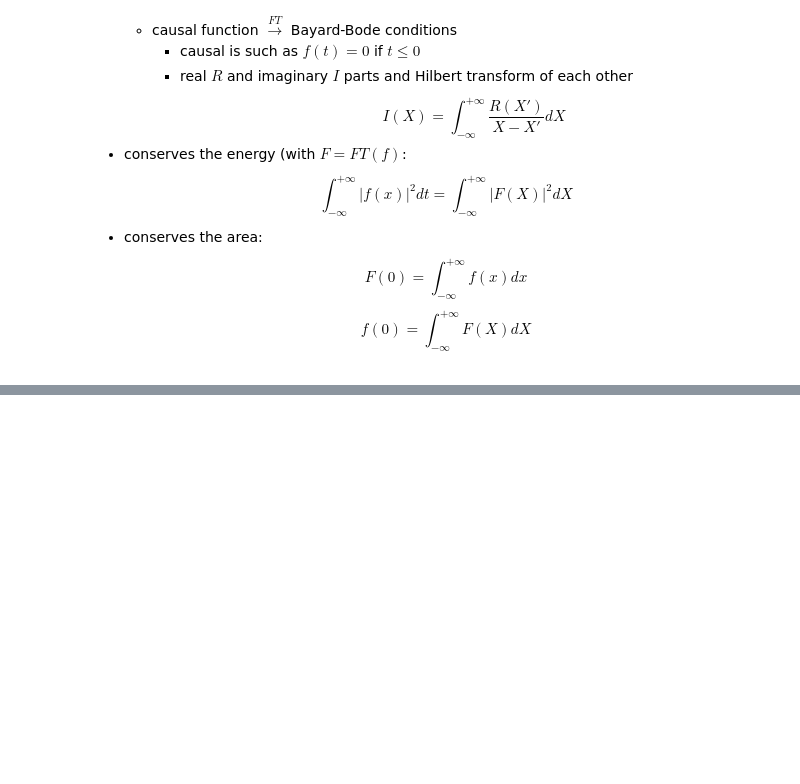
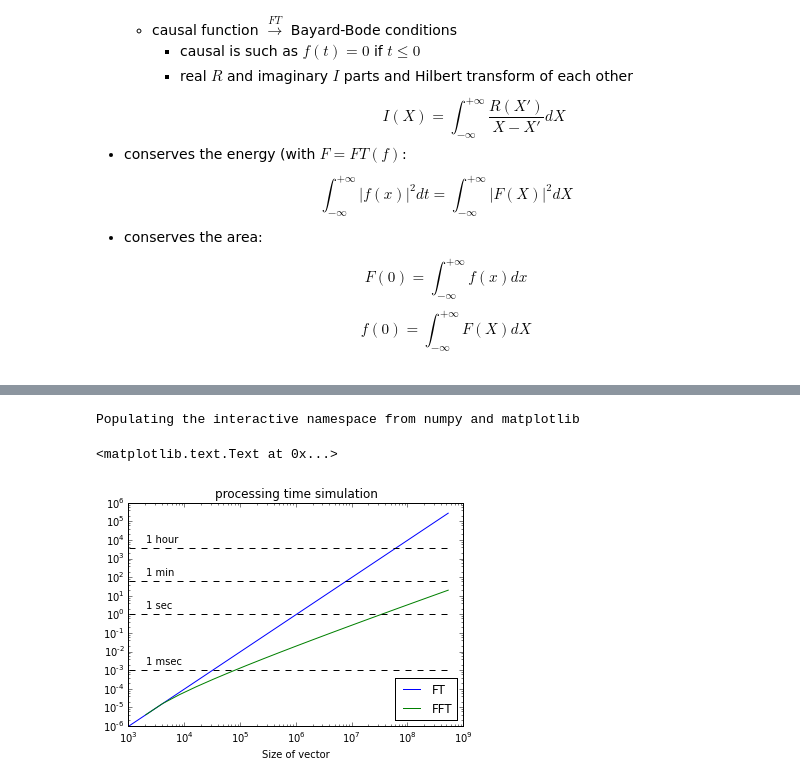
Before and after one commit to delsuc/Fourier_Transform, a Jupyter notebook: Definition_Properties.ipynb, the cells around one changed output, grey strips where cells are left out. Saved outputs shown, nothing was run; the diff lists cells and outputs as text; code cells hidden in the pictures; blank space fills up the shorter version.

```diff
--- a/Definition_Properties.ipynb
+++ b/Definition_Properties.ipynb
@@ -119,0 +130,17 @@ DFT and FT share so many properties in common that they will be considered as on
+# %%
+%pylab inline
+P = np.arange(20)               # power of 2
+N = 1024*(2**P)                 # size of vectors, starting at 1k points
+base = 1e-6/(N[0]**2)           # assume 1µsec processing for 1k vector ( my laptop )
+plt.loglog(N, base*(N**2), label='FT')          # draw both
+plt.loglog(N, 2*1024*base*N*P, label='FFT')
+# some annotations
+plt.title('processing time simulation'); plt.xlabel('Size of vector'); plt.legend(loc=0)
+plt.plot(N, [1E-3]*20, '--k'); plt.text(2*1024, 2E-3, '1 msec')
+plt.plot(N, [1]*20, '--k');    plt.text(2*1024, 2, '1 sec')
+plt.plot(N, [60]*20, '--k');   plt.text(2*1024, 120, '1 min')
+plt.plot(N, [3600]*20, '--k'); plt.text(2*1024, 2*3600, '1 hour')
+# %% [output]
+Populating the interactive namespace from numpy and matplotlib
+<matplotlib.text.Text at 0x...>
+[figure, added]
```
Also changed, not shown: parts of 4 cells of this notebook, 14 other files.
